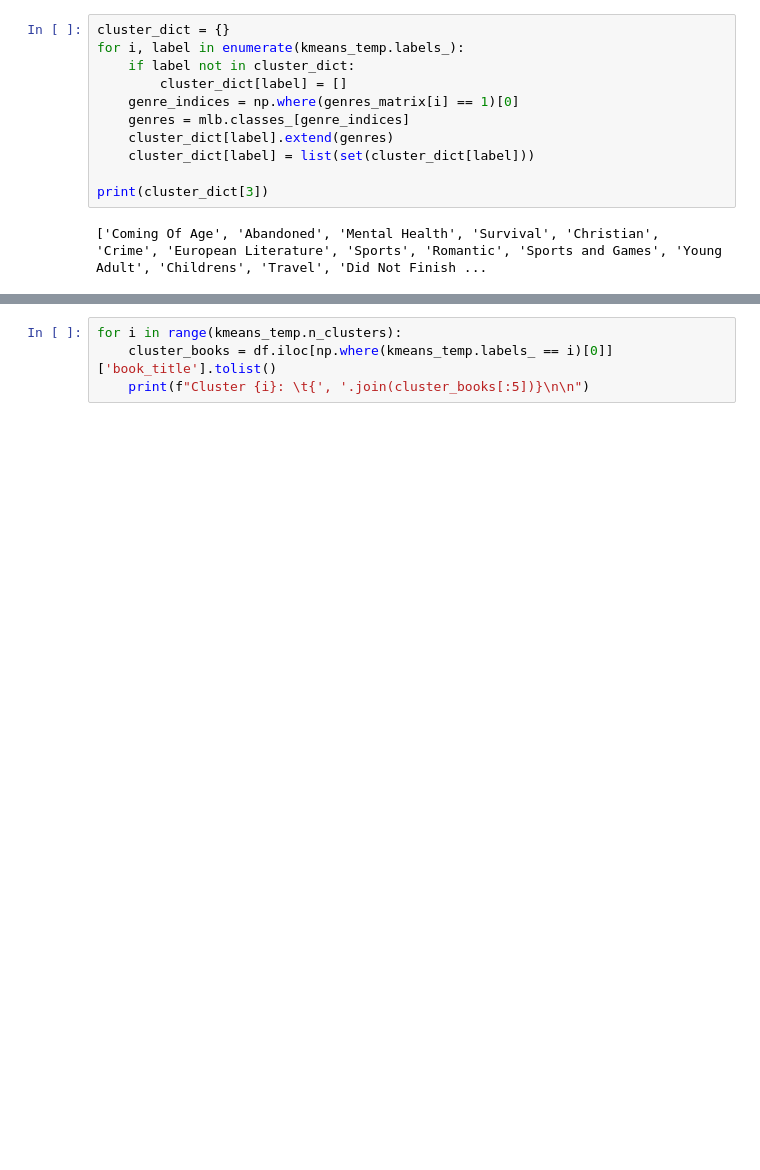
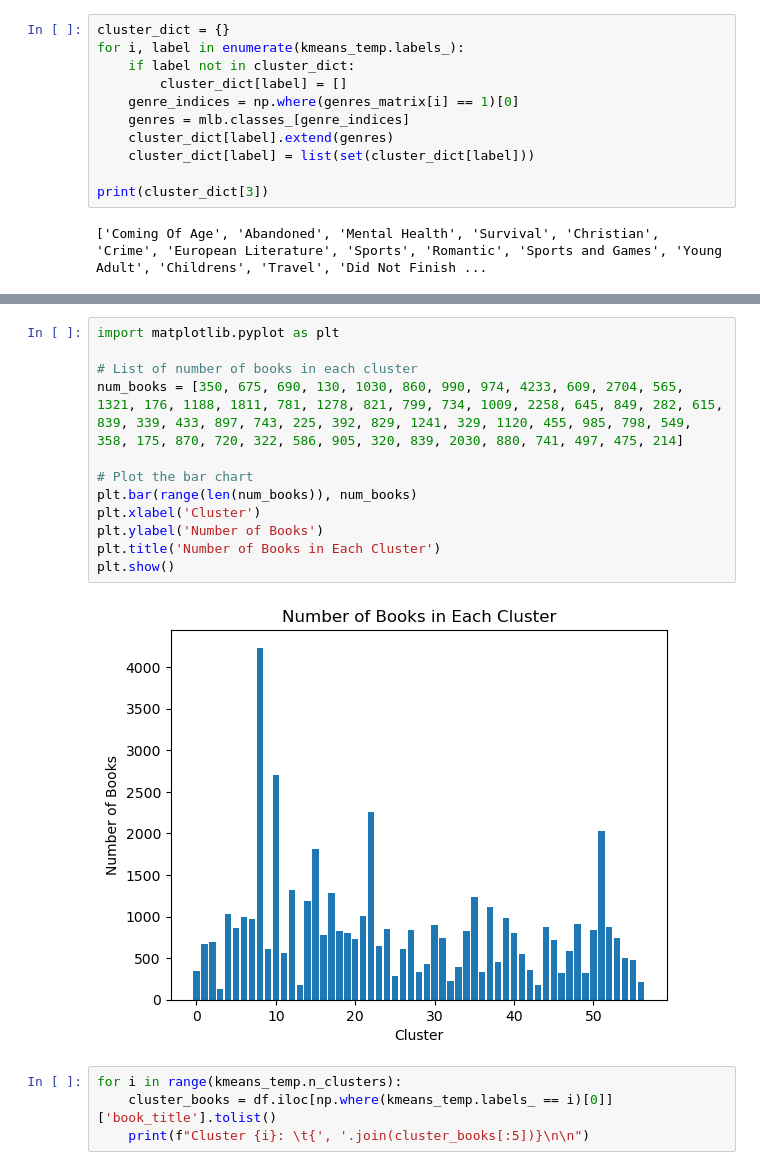
Before and after one commit to S-acharya57/Book-Recommendation-Using-Content-Based-Filtering-and-Clustering-, a Jupyter notebook: books_cluster.ipynb, the cells around one changed output, grey strips where cells are left out. Cells and saved outputs as stored; diff of their text form; blank space fills up the shorter version.

```diff
--- a/books_cluster.ipynb
+++ b/books_cluster.ipynb
@@ -245,3 +302,17 @@ print(cluster_dict[3])
+# %%
+import matplotlib.pyplot as plt
+
+# List of number of books in each cluster
+num_books = [350, 675, 690, 130, 1030, 860, 990, 974, 4233, 609, 2704, 565, 1321, 176, 1188, 1811, 781, 1278, 821, 799, 734, 1009, 2258, 645, 849, 282, 615, 839, 339, 433, 897, 743, 225, 392, 829, 1241, 329, 1120, 455, 985, 798, 549, 358, 175, 870, 720, 322, 586, 905, 320, 839, 2030, 880, 741, 497, 475, 214]
+
+# Plot the bar chart
+plt.bar(range(len(num_books)), num_books)
+plt.xlabel('Cluster')
+plt.ylabel('Number of Books')
+plt.title('Number of Books in Each Cluster')
+plt.show()
+# %% [output]
+[figure, added]
 # %%
 for i in range(kmeans_temp.n_clusters):
     cluster_books = df.iloc[np.where(kmeans_temp.labels_ == i)[0]]['book_title'].tolist()
```
Also changed, not shown: parts of 6 cells of this notebook, 8 other files.
